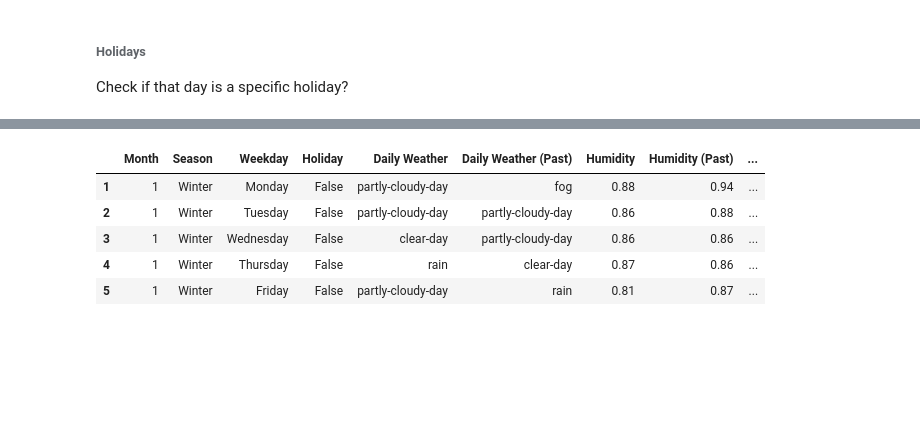
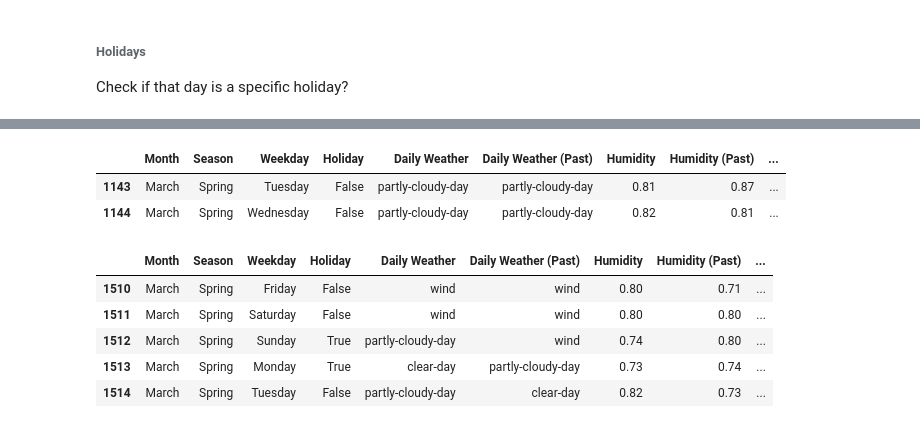
Before and after one commit to dataBikeHsUlm/MapReduce, a Jupyter notebook: Data_Munging/Feature Engineering Kings Cross.ipynb, the cells around one changed output, grey strips where cells are left out. Saved outputs shown, nothing was run; the diff lists cells and outputs as text; code cells hidden in the pictures; blank space fills up the shorter version.

```diff
--- a/Data_Munging/Feature Engineering Kings Cross.ipynb
+++ b/Data_Munging/Feature Engineering Kings Cross.ipynb
@@ -127,0 +135,3 @@ cycle_usage["Daily Weather"].loc[cycle_usage["Daily Weather"]=="partly-cloudy-ni
+# %%
+cycle_usage.reset_index(drop=True, inplace=True)
+cycle_usage.size
@@ -253,7 +298,7 @@ cycle_usage['Date'] = pd.to_datetime(cycle_usage.Date, format="%Y/%m/%d")
 #Extracting Year
 cycle_usage['Year'] = cycle_usage['Date'].dt.year
 #Extracting Month
-cycle_usage['Month'] = cycle_usage['Date'].dt.month
+##cycle_usage['Month'] = cycle_usage['Date'].dt.month
 #Extracting passed years since the date
 cycle_usage['Passed_Years'] = date.today().year - cycle_usage['Date'].dt.year
 #Extracting passed months since the date
@@ -354,6 +399,6 @@ cycle_usage["Rented Bikes (Future)"] = ""
 for index, p in cycle_usage.iterrows():
     if (index-1 < cycle_usage.index.max()-1):
         cycle_usage["Rented Bikes (Future)"].iloc[index-1] = cycle_usage["Rented Bikes"].iloc[index]
-    else:
-        cycle_usage["Rented Bikes (Future)"].iloc[index-1] = 0
+ #   else:
+   #     cycle_usage["Rented Bikes (Future)"].iloc[index] = 0
 # %%
@@ -490,7 +532,7 @@ def add_yesterday(cycle_usage):
     df_r.drop(columns=rm_columns, inplace=True, errors="ignore")
     df_r["Yesterday"] = df_r["Yesterday"].astype(str)
     df_w = pd.read_csv("dates and weather_new3.csv", sep=";")
-    df_w['Start Date'].replace('\.','-',inplace=True, regex=True)
+    df_w['Start Date'].replace('/','-',inplace=True, regex=True)
     df_w["Start Date"] = pd.to_datetime(df_w["Start Date"], format="%d-%m-%Y")
     df_w["Start Date"] = df_w["Start Date"].astype(str)
     df_t = pd.merge(df_r, df_w, left_on="Yesterday", right_on="Start Date", how='left')
@@ -519,14 +581,20 @@ cycle_usage.head()
 # %%
 ol = ["Month", "Season", "Weekday", "Holiday", "Daily Weather","Daily Weather (Past)", "Humidity", "Humidity (Past)", "Windspeed", "Windspeed (Past)", "Apparent Temperature (Avg)", "Apparent Temperature (Avg) (Past)", "Rented Bikes", "Rented Bikes (Future)"]
 cycle_usage = cycle_usage[ol]
+# %%
+cycle_usage.iloc[1142:1144]
+# %% [output]
+|  | Month | Season | Weekday | Holiday | Daily Weather | Daily Weather (Past) | Humidity | Humidity (Past) | ... |
+| 1143 | March | Spring | Tuesday | False | partly-cloudy-day | partly-cloudy-day | 0.81 | 0.87 | ... |
+| 1144 | March | Spring | Wednesday | False | partly-cloudy-day | partly-cloudy-day | 0.82 | 0.81 | ... |
 # %%
-cycle_usage.head()
+cycle_usage.tail()
 # %% [output]
 |  | Month | Season | Weekday | Holiday | Daily Weather | Daily Weather (Past) | Humidity | Humidity (Past) | ... |
-| 1 | 1 | Winter | Monday | False | partly-cloudy-day | fog | 0.88 | 0.94 | ... |
-| 2 | 1 | Winter | Tuesday | False | partly-cloudy-day | partly-cloudy-day | 0.86 | 0.88 | ... |
-| 3 | 1 | Winter | Wednesday | False | clear-day | partly-cloudy-day | 0.86 | 0.86 | ... |
-| 4 | 1 | Winter | Thursday | False | rain | clear-day | 0.87 | 0.86 | ... |
-| 5 | 1 | Winter | Friday | False | partly-cloudy-day | rain | 0.81 | 0.87 | ... |
+| 1510 | March | Spring | Friday | False | wind | wind | 0.80 | 0.71 | ... |
+| 1511 | March | Spring | Saturday | False | wind | wind | 0.80 | 0.80 | ... |
+| 1512 | March | Spring | Sunday | True | partly-cloudy-day | wind | 0.74 | 0.80 | ... |
+| 1513 | March | Spring | Monday | True | clear-day | partly-cloudy-day | 0.73 | 0.74 | ... |
+| 1514 | March | Spring | Tuesday | False | partly-cloudy-day | clear-day | 0.82 | 0.73 | ... |
 # %%
 cycle_usage.to_csv("features.csv", header=True, index=False)
```
Also changed, not shown: parts of 26 cells of this notebook, 4 other files.
